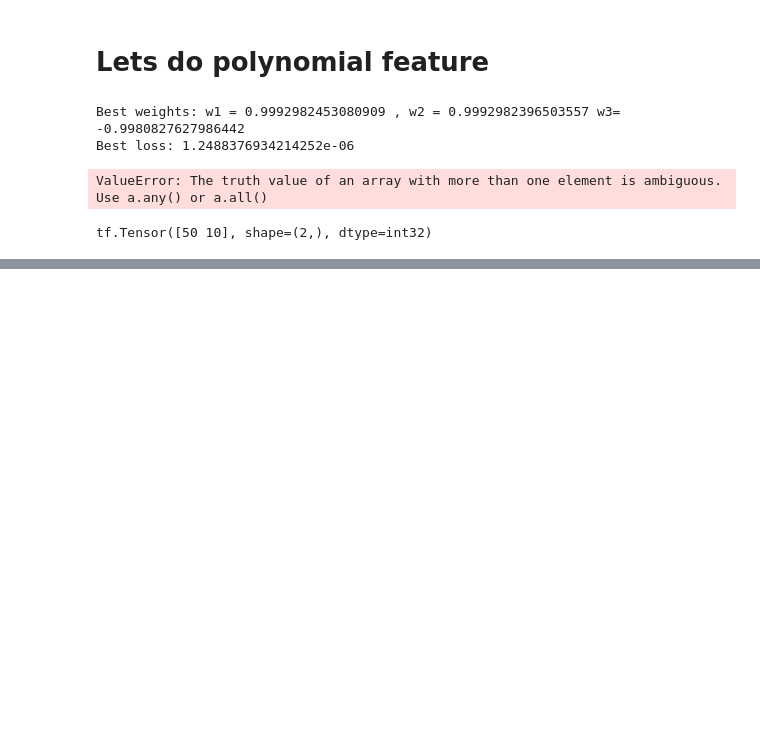
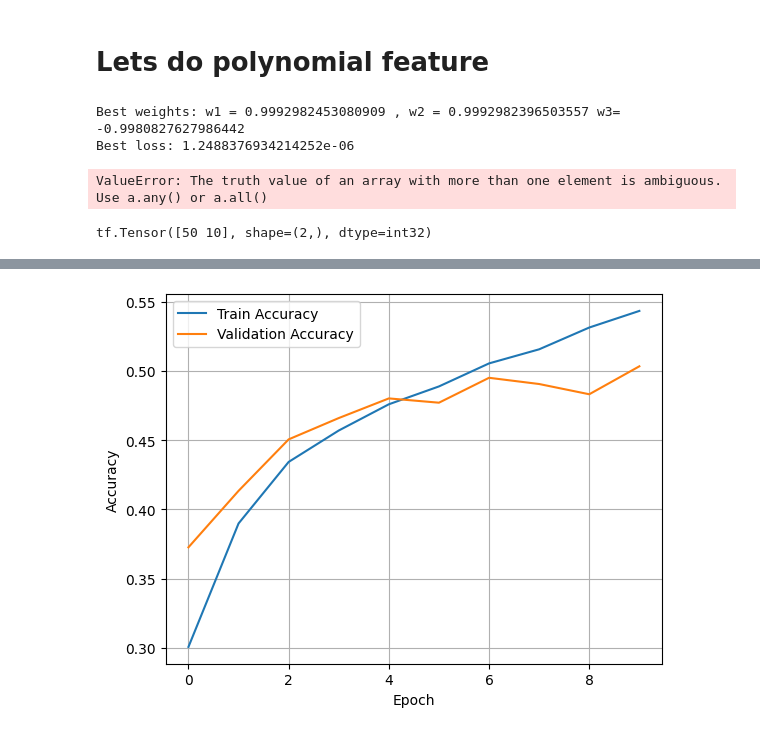
Before and after one commit to gowthambalachandhiran/GenAI, a Jupyter notebook: 6. Neural Networks/TF_Keras_V3.ipynb, the cells around one changed output, grey strips where cells are left out. Cells and saved outputs as stored; diff of their text form; code cells hidden in the pictures; blank space fills up the shorter version.

```diff
--- a/6. Neural Networks/TF_Keras_V3.ipynb
+++ b/6. Neural Networks/TF_Keras_V3.ipynb
@@ -788,0 +1047,10 @@ tf.Tensor([50 10], shape=(2,), dtype=int32)
+# %%
+model.compile(optimizer='adam',
+              loss='sparse_categorical_crossentropy',
+              metrics=['accuracy'])
+
+# Train the model with validation monitoring
+history = model.fit(x_train_flat, y_train,
+                    epochs=10,
+                    batch_size=128,
+                    validation_data=(x_test_flat, y_test))
@@ -788,0 +1078,12 @@ tf.Tensor([50 10], shape=(2,), dtype=int32)
+# %%
+import matplotlib.pyplot as plt
+
+plt.plot(history.history['accuracy'], label='Train Accuracy')
+plt.plot(history.history['val_accuracy'], label='Validation Accuracy')
+plt.xlabel('Epoch')
+plt.ylabel('Accuracy')
+plt.legend()
+plt.grid(True)
+plt.show()
+# %% [output]
+[figure, added]
```
Also changed, not shown: parts of 37 cells of this notebook.
